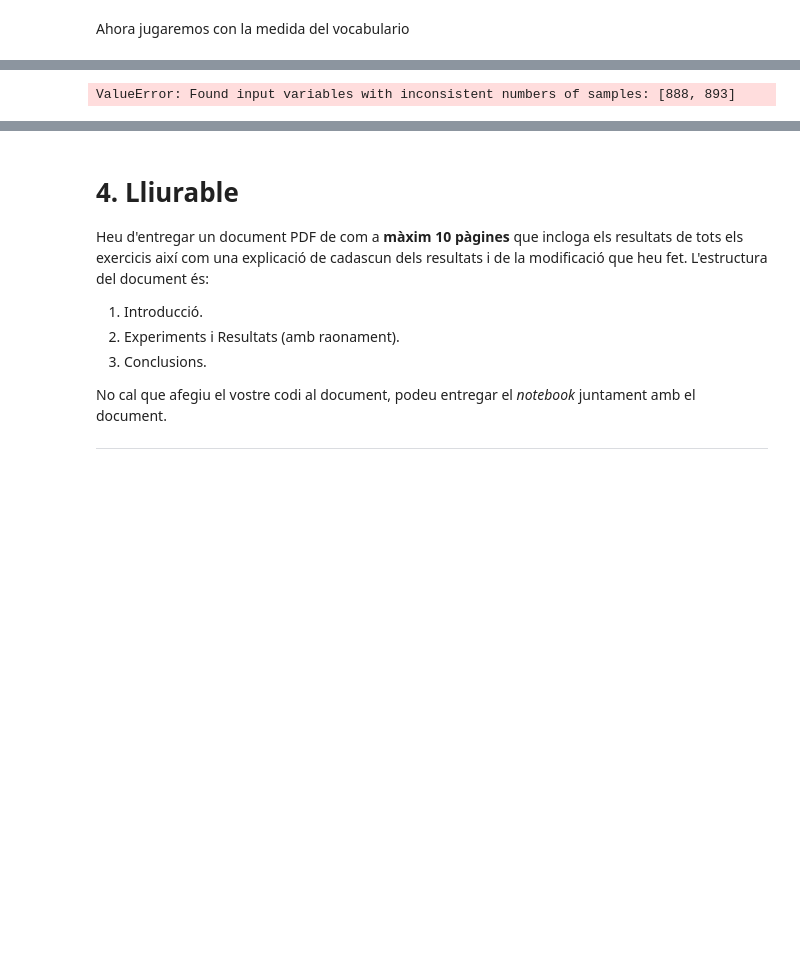
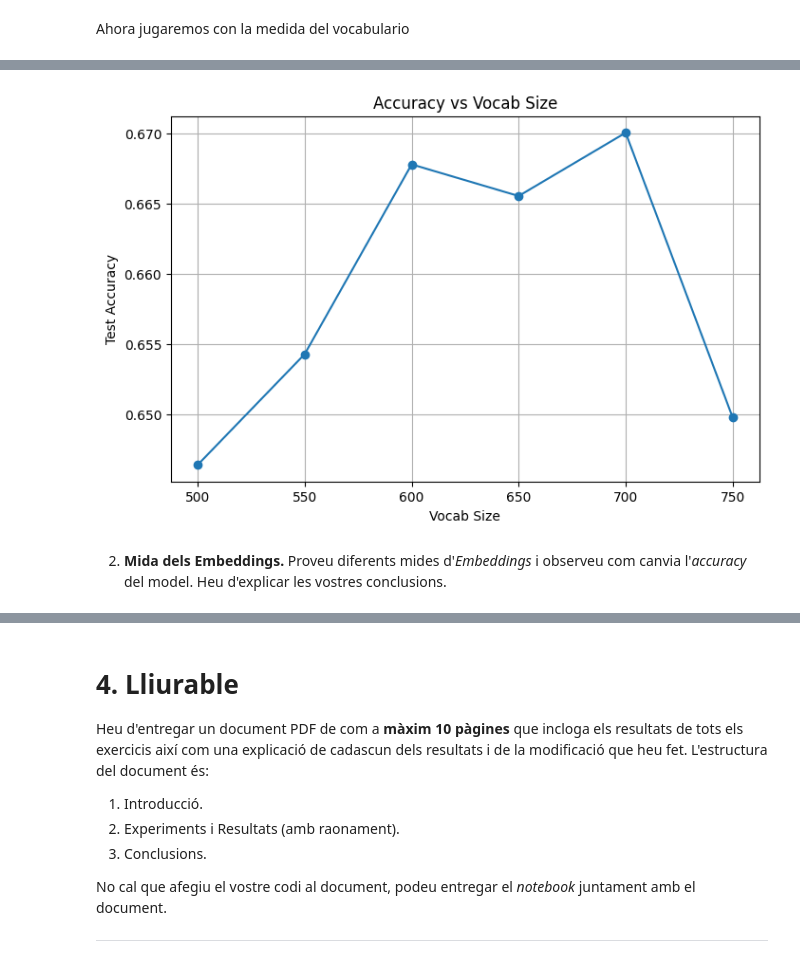
Before and after one commit to GERARD818/TVD_P2, a Jupyter notebook: P2_1_alumnes.ipynb, the cells around one changed output, grey strips where cells are left out. Cells and saved outputs as stored; diff of their text form; code cells hidden in the pictures; blank space fills up the shorter version.

Commit message:
arreglamos error de dimensiones y terminamos lemazitación (sale bastante peor que el sin lematizacion). Empezamos embedding.

```diff
--- a/P2_1_alumnes.ipynb
+++ b/P2_1_alumnes.ipynb
@@ -625,15 +613,7 @@ from keras.models import clone_model
 vocab_sizes = list(range(500, 800, 50))
 for vocab_size in vocab_sizes:
     # Tokenizer y secuencias para cada vocab_size
-    tokenizer = Tokenizer(num_words=vocab_size)
-    tokenizer.fit_on_texts(train_sentences)
-    train_sequences = tokenizer.texts_to_sequences(train_sentences)
-    val_sequences = tokenizer.texts_to_sequences(list(val_data[0]))
-    test_sequences = tokenizer.texts_to_sequences(test_sentences)
-    train_pad_sequences = pad_sequences(train_sequences, maxlen=max_sequence_length, padding='post')
-    val_pad_sequences = pad_sequences(val_sequences, maxlen=max_sequence_length, padding='post')
-    test_pad_sequences = pad_sequences(test_sequences, maxlen=max_sequence_length, padding='post')
-
+    train_pad_sequences_lemmatized, val_pad_sequences_lemmatized, val_encoded_labels_lemmatized = preprocess(500, train_sentences=train_sentences, val_data=val_data, test_data= test_data)
     # Definim el model
     model = Sequential([
         Embedding(input_dim=vocab_size, output_dim=embedding_dim),
@@ -647,8 +627,8 @@ for vocab_size in vocab_sizes:
     early_stop = EarlyStopping(monitor='val_loss', patience=5, restore_best_weights=True)
 
     history = model.fit(
-        train_pad_sequences, train_encoded_labels,
-        validation_data=(val_pad_sequences, val_encoded_labels),
+        train_pad_sequences_lemmatized, train_encoded_labels,
+        validation_data=(val_pad_sequences_lemmatized, val_encoded_labels_lemmatized),
         epochs=epochs,
         batch_size=batch_size,
         callbacks=[early_stop],
@@ -656,7 +636,6 @@ for vocab_size in vocab_sizes:
     )
 
     test_probs = model.predict(test_pad_sequences)
-    print(len(test_probs), len(test_encoded_labels), len(test_pad_sequences))
     test_pred_labels = np.argmax(test_probs, axis=1)
     test_true_labels = np.argmax(test_encoded_labels, axis=1)
     test_accuracy = accuracy_score(test_true_labels, test_pred_labels)
@@ -687 +668,4 @@ plt.show()
-ValueError: Found input variables with inconsistent numbers of samples: [888, 893]
+[figure, added]
+# %% [markdown]
+
+ 2. **Mida dels Embeddings.** Proveu diferents mides d'*Embeddings* i observeu com canvia l'*accuracy* del model. Heu d'explicar les vostres conclusions.
```
Also changed, not shown: parts of 17 cells of this notebook.
